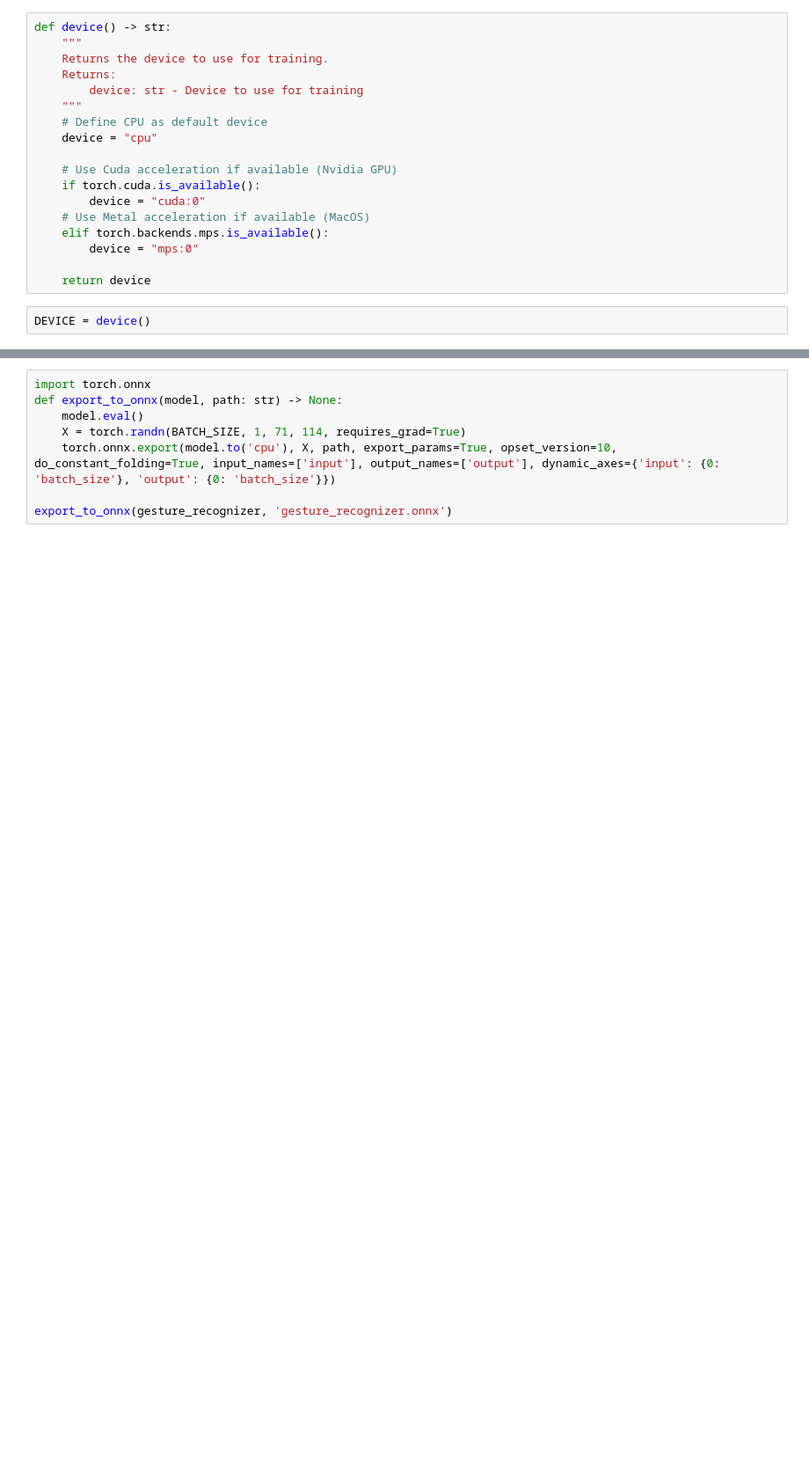
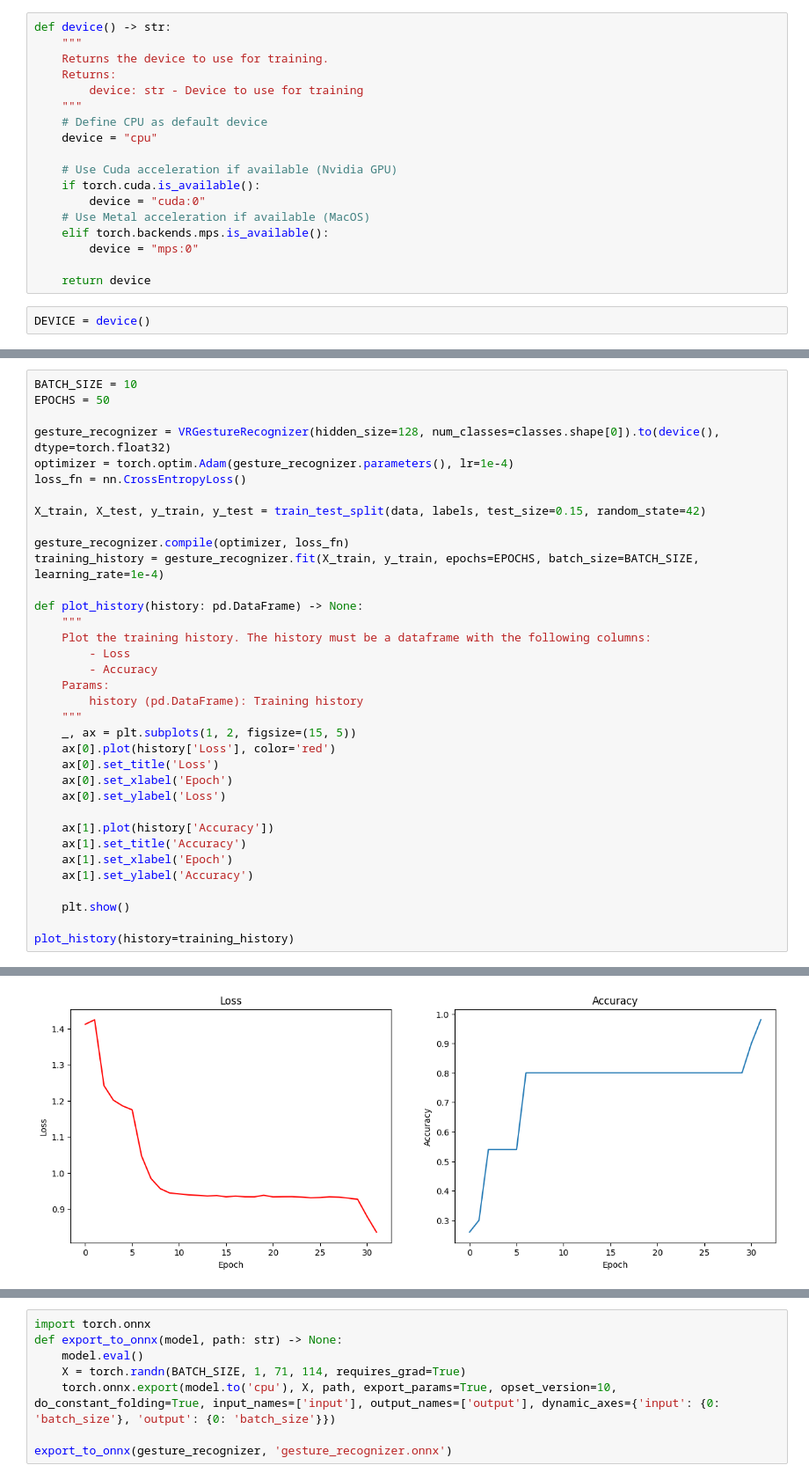
Before and after one commit to sinansoulier/VR-Gesture-Classification, a Jupyter notebook: gesture_classification.ipynb, the cells around one changed output, grey strips where cells are left out. Shown at 88% size. Cells and saved outputs as stored; diff of their text form; blank space fills up the shorter version.

Commit message:
[Model] Model training and evaluation in model class as methods

```diff
--- a/gesture_classification.ipynb
+++ b/gesture_classification.ipynb
@@ -236,0 +193,36 @@ Loss: 0.93 | Accuracy: 0.89
+# %%
+BATCH_SIZE = 10
+EPOCHS = 50
+
+gesture_recognizer = VRGestureRecognizer(hidden_size=128, num_classes=classes.shape[0]).to(device(), dtype=torch.float32)
+optimizer = torch.optim.Adam(gesture_recognizer.parameters(), lr=1e-4)
+loss_fn = nn.CrossEntropyLoss()
+
+X_train, X_test, y_train, y_test = train_test_split(data, labels, test_size=0.15, random_state=42)
+
+gesture_recognizer.compile(optimizer, loss_fn)
+training_history = gesture_recognizer.fit(X_train, y_train, epochs=EPOCHS, batch_size=BATCH_SIZE, learning_rate=1e-4)
+
+def plot_history(history: pd.DataFrame) -> None:
+    """
+    Plot the training history. The history must be a dataframe with the following columns:
+        - Loss
+        - Accuracy
+    Params:
+        history (pd.DataFrame): Training history
+    """
+    _, ax = plt.subplots(1, 2, figsize=(15, 5))
+    ax[0].plot(history['Loss'], color='red')
+    ax[0].set_title('Loss')
+    ax[0].set_xlabel('Epoch')
+    ax[0].set_ylabel('Loss')
+
+    ax[1].plot(history['Accuracy'])
+    ax[1].set_title('Accuracy')
+    ax[1].set_xlabel('Epoch')
+    ax[1].set_ylabel('Accuracy')
+
+    plt.show()
+
+plot_history(history=training_history)
+# %% [output]
@@ -236,0 +246 @@ Loss: 0.93 | Accuracy: 0.89
+[figure, added]
```
Also changed, not shown: parts of 5 cells of this notebook.
